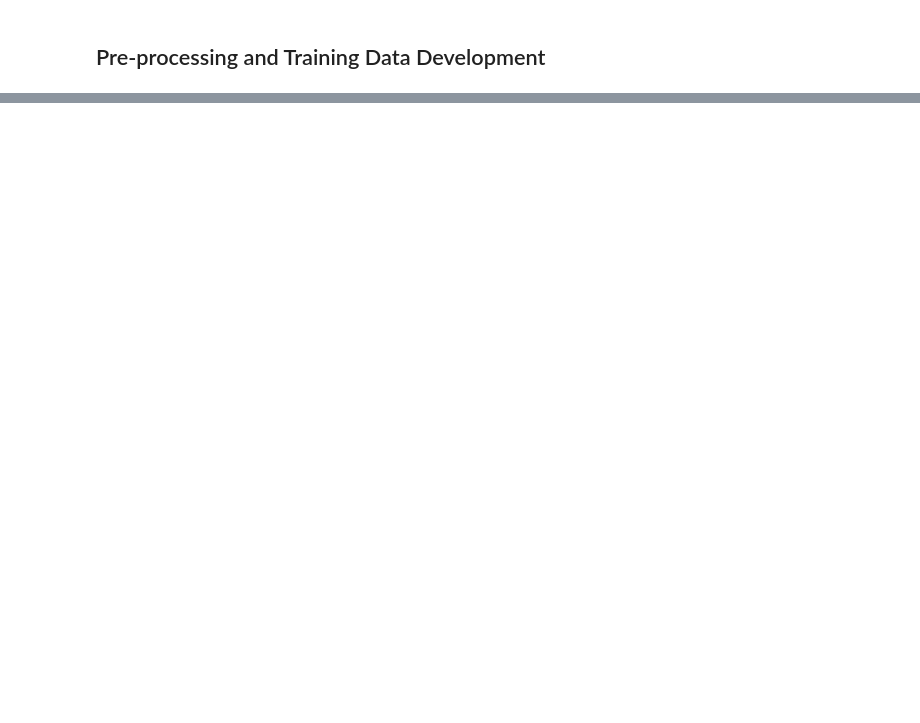
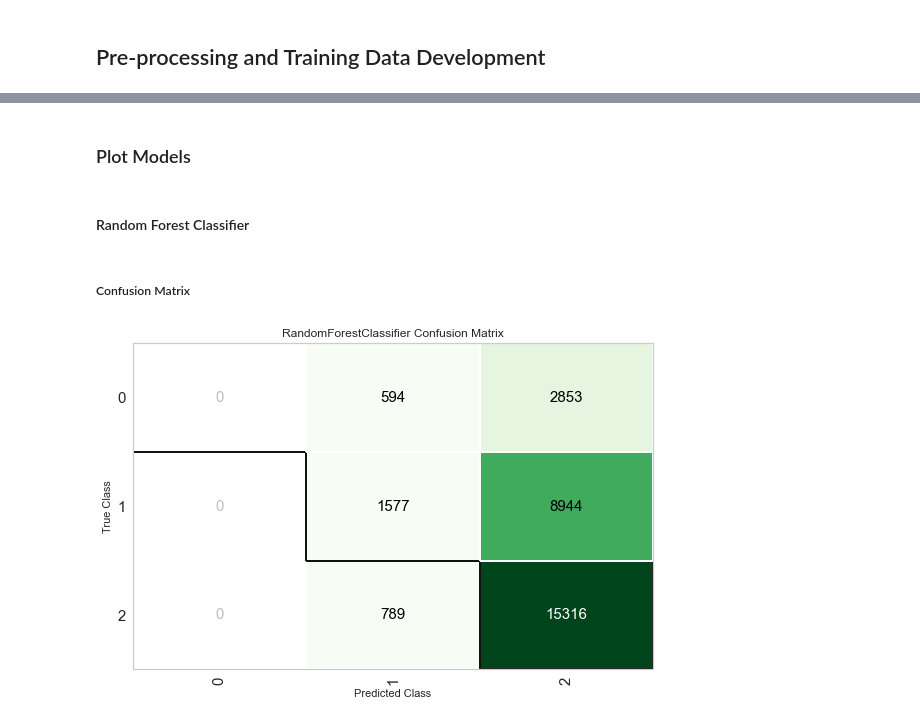
Before and after one commit to bjjv/Sb-DataScience-Mar21, a Jupyter notebook: DataScienceGuidedCapstone_2/Notebooks/04_preprocessing_and_training_BinduJ.ipynb, the cells around one changed output, grey strips where cells are left out. Saved outputs shown, nothing was run; the diff lists cells and outputs as text; code cells hidden in the pictures; blank space fills up the shorter version.

```diff
--- a/DataScienceGuidedCapstone_2/Notebooks/04_preprocessing_and_training_BinduJ.ipynb
+++ b/DataScienceGuidedCapstone_2/Notebooks/04_preprocessing_and_training_BinduJ.ipynb
@@ -252,0 +156,3 @@ Name: admission_source_id, dtype: int64
+# %%
+#creating a model
+rf = create_model('rf', fold=5)
@@ -252,0 +242,9 @@ Name: admission_source_id, dtype: int64
+# %%
+# tune hyperparameters with custom_grid
+params = {'n_estimators': [60, 80, 100],
+          'criterion':['gini','entropy'],
+          'max_depth':range(1,10,1),
+          'max_features':['auto', 'sqrt'],
+          'min_samples_split':range(2,10,2)}
+
+tuned_rf = tune_model(rf, custom_grid = params)
@@ -252,0 +309,10 @@ Name: admission_source_id, dtype: int64
+# %% [markdown]
+### Plot Models
+# %% [markdown]
+#### Random Forest Classifier
+# %% [markdown]
+##### Confusion Matrix
+# %%
+plot_model(tuned_rf, plot = 'confusion_matrix')
+# %% [output]
+[figure, added]
```
Also changed, not shown: parts of 120 cells of this notebook.
